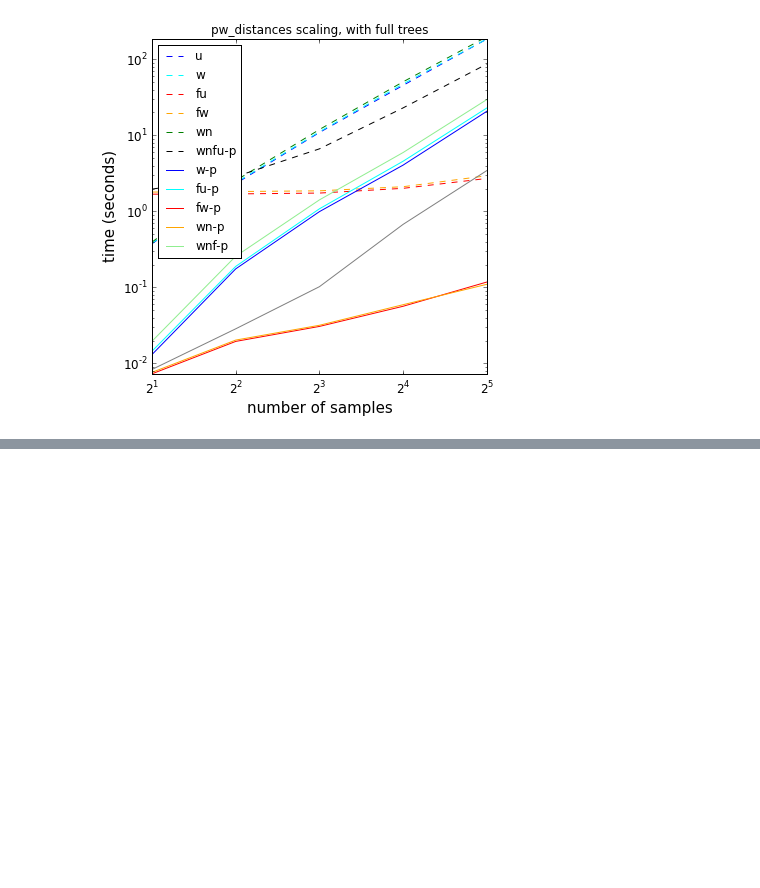
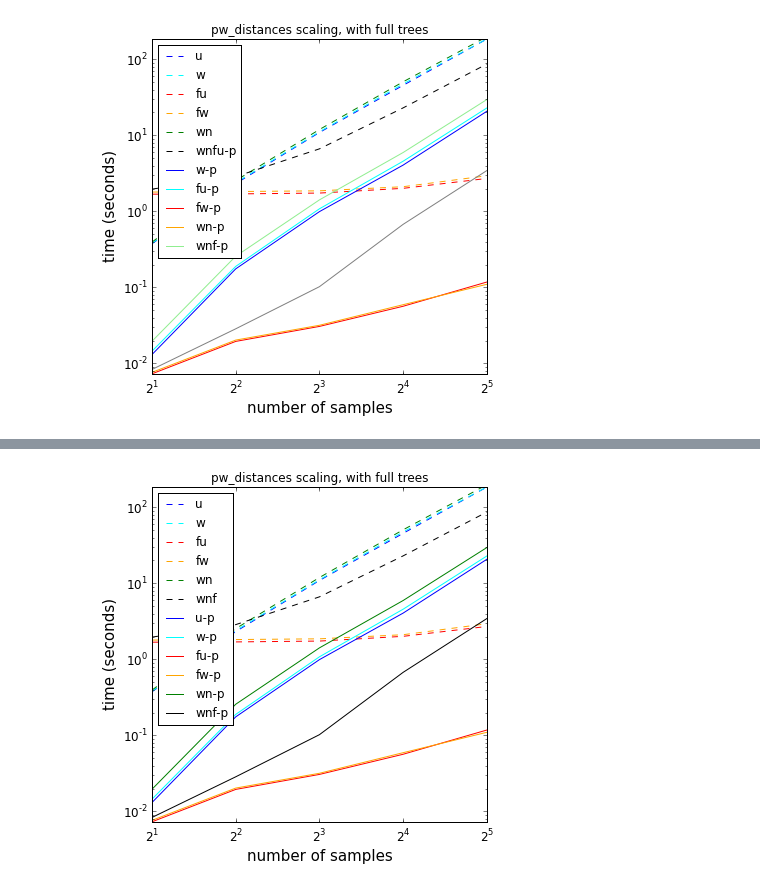
Before and after one commit to wasade/yummy-octo-duck, a Jupyter notebook: ipynb/UniFrac benchmarking.ipynb, the cells around one changed output, grey strips where cells are left out. Saved outputs shown, nothing was run; the diff lists cells and outputs as text; code cells hidden in the pictures; blank space fills up the shorter version.

Commit message:
fixed plotting

```diff
--- a/ipynb/UniFrac benchmarking.ipynb
+++ b/ipynb/UniFrac benchmarking.ipynb
@@ -230,0 +207,29 @@ savefig('edu vs fast.png')
+# %%
+fig = figure(figsize=(6,6))
+plot(sample_counts, uw_times, '--', color='blue')
+plot(sample_counts, w_times, '--', color='cyan')
+plot(sample_counts, uwf_times, '--', color='red')
+plot(sample_counts, wf_times, '--', color='orange')
+plot(sample_counts, wn_times, '--', color='green')
+plot(sample_counts, wnf_times, '--', color='black')
+
+plot(sample_counts, uw_times_p, color='blue')
+plot(sample_counts, w_times_p, color='cyan')
+plot(sample_counts, uwf_times_p, color='red')
+plot(sample_counts, wf_times_p, color='orange')
+plot(sample_counts, wn_times_p, color='green')
+plot(sample_counts, wnf_times_p, color='black')
+
+legend(['u', 'w', 'fu', 'fw', 'wn', 'wnf', 'u-p', 'w-p', 'fu-p', 'fw-p', 'wn-p', 'wnf-p'], loc=2)
+title("pw_distances scaling, with full trees")
+xlabel('number of samples', fontsize=15)
+ylabel('time (seconds)', fontsize=15)
+xscale('log', basex=2)
+yscale('log')
+xlim(min(sample_counts), max(sample_counts))
+ylim(min(uwf_times_p), max(w_times))
+tick_params(axis='both', which='major', labelsize=12)
+tick_params(axis='both', which='minor', labelsize=12)
+savefig('edu vs fast.png')
+# %% [output]
+[figure, added]
```
Also changed, not shown: parts of 2 cells of this notebook.
